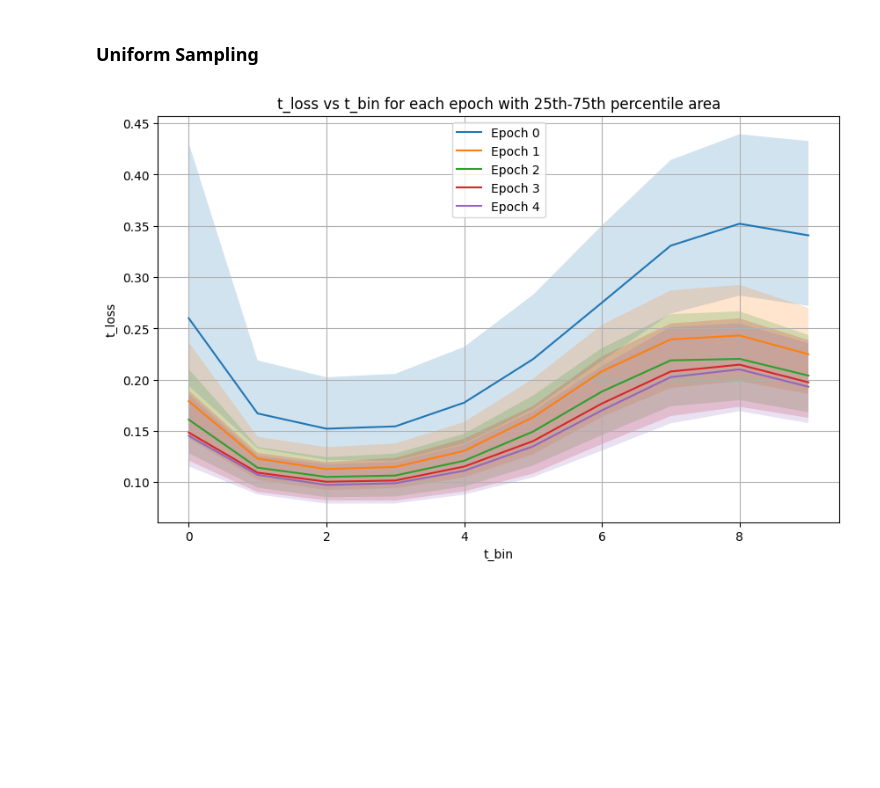
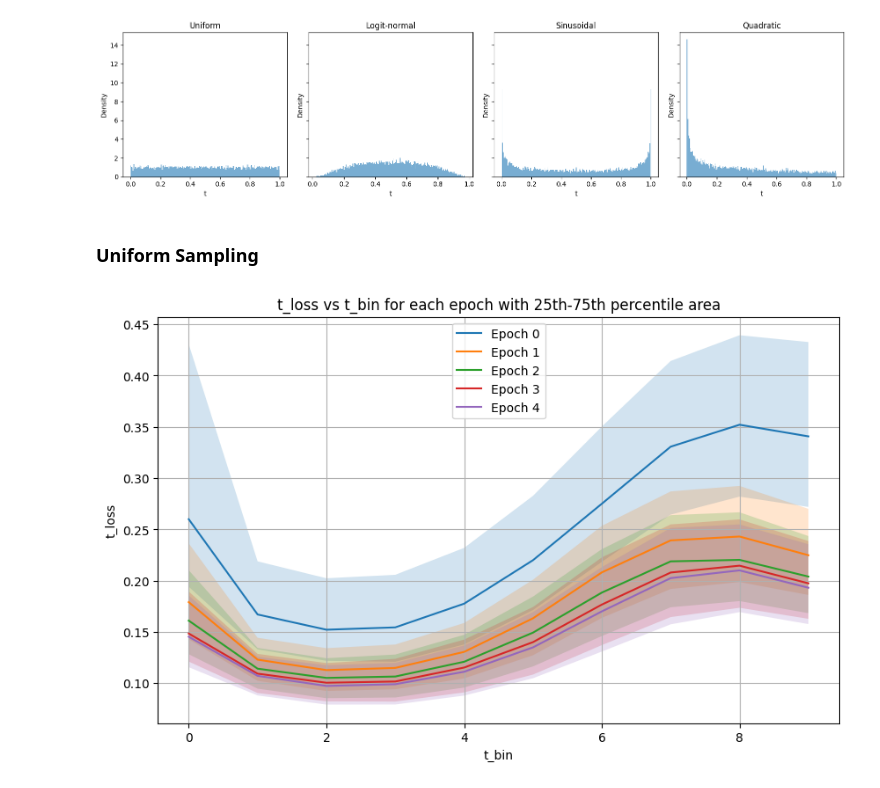
Before and after one commit to adrian-io/flow-matching-t-sampling, a Jupyter notebook: viz.ipynb, the cells around one changed output. Drawn from its saved outputs; the diff is of its cells as text; code cells hidden in the pictures; blank space fills up the shorter version.

Commit message:
add sinusoidal, quadratic t sampling option

```diff
--- a/viz.ipynb
+++ b/viz.ipynb
@@ -41,6 +41,37 @@ def plot_loss_with_shaded_area(df):
     plt.legend()
     plt.grid(True)
     plt.show()
+# %%
+import torch
+
+def plot_all_distributions():
+    # Number of samples and device
+    b = 10000
+    device = 'cpu'
+
+    # Generate samples for each distribution
+    distributions = {
+        "Uniform": torch.rand((b,)).to(device).numpy(),
+        "Logit-normal": torch.sigmoid(torch.randn((b,)).to(device)).numpy(),
+        "Sinusoidal": (0.5 + 0.5 * torch.sin(torch.pi * (torch.rand((b,)).to(device) - 0.5))).numpy(),
+        "Quadratic": (torch.rand((b,)).to(device) ** 2).numpy()
+    }
+
+    # Plot the distributions
+    fig, axes = plt.subplots(1, 4, figsize=(16, 4), sharey=True)
+
+    for ax, (name, dist) in zip(axes, distributions.items()):
+        ax.hist(dist, bins=200, density=True, alpha=0.6, label=name)
+        ax.set_title(name)
+        ax.set_xlabel("t")
+        ax.set_ylabel("Density")
+
+    plt.tight_layout()
+    plt.show()
+
+plot_all_distributions()
+# %% [output]
+[figure, added]
 # %% [markdown]
 ### Uniform Sampling
 # %%
```
Also changed, not shown: 2 other files.
